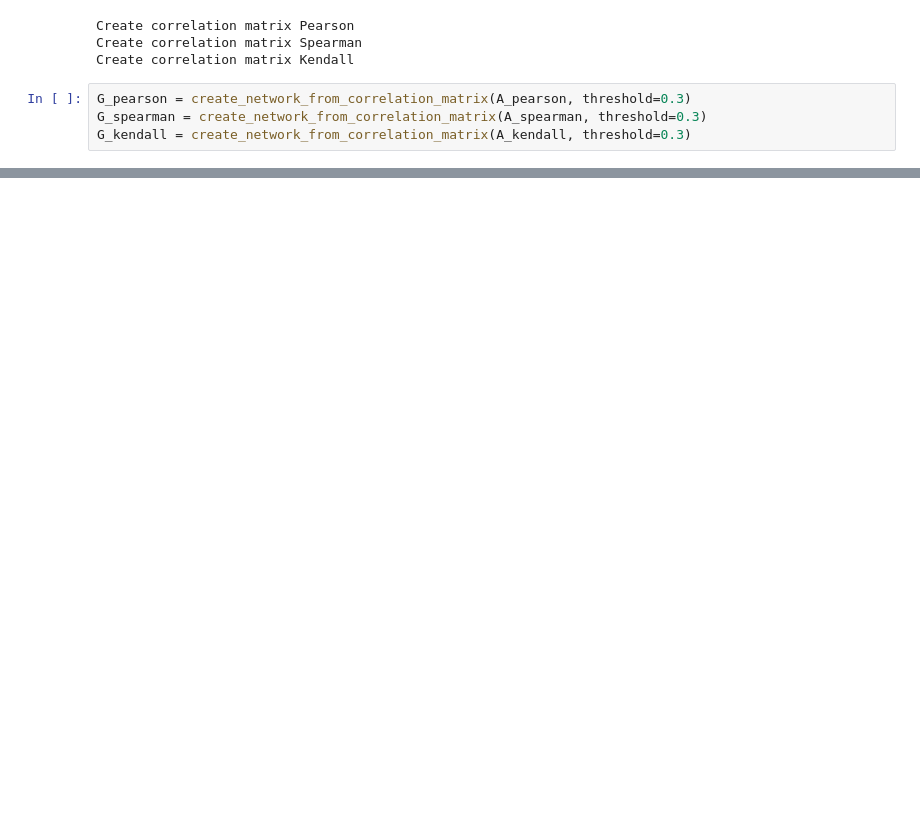
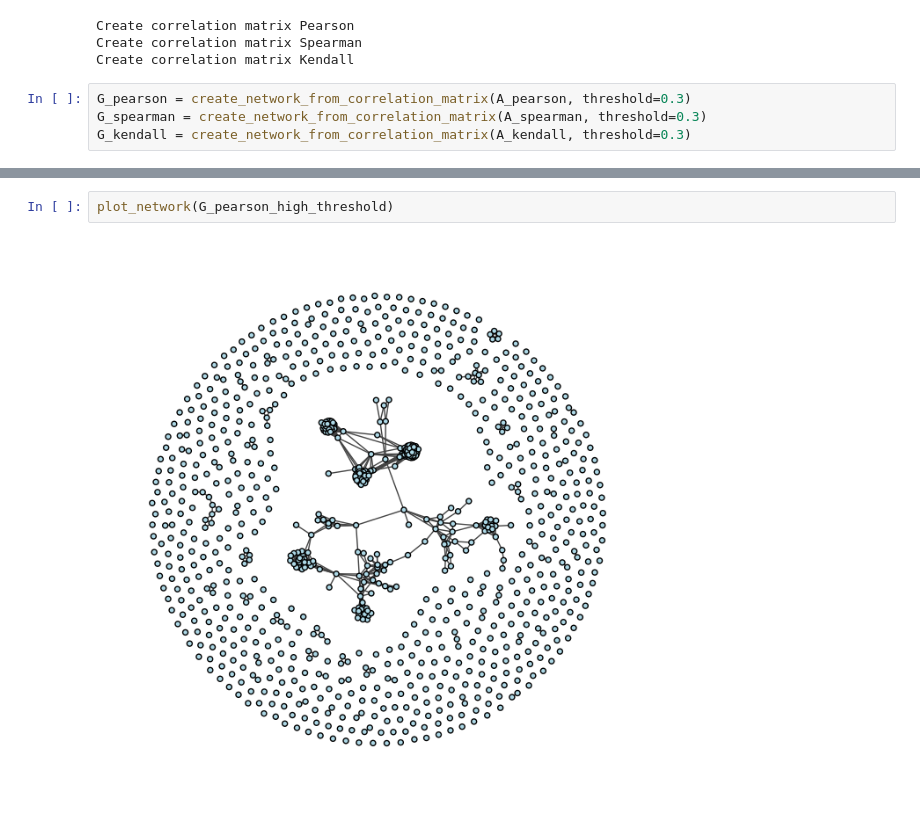
Before and after one commit to Sanniks/Metagenomes_Simulation, a Jupyter notebook: notebooks/Correlation_networks.ipynb, the cells around one changed output, grey strips where cells are left out. Drawn from its saved outputs; the diff is of its cells as text; blank space fills up the shorter version.

```diff
--- a/notebooks/Correlation_networks.ipynb
+++ b/notebooks/Correlation_networks.ipynb
@@ -81,0 +221,4 @@ plot_network(G_kendall)
+# %%
+plot_network(G_pearson_high_threshold)
+# %% [output]
+[figure, added]
```
Also changed, not shown: parts of 20 cells of this notebook.
